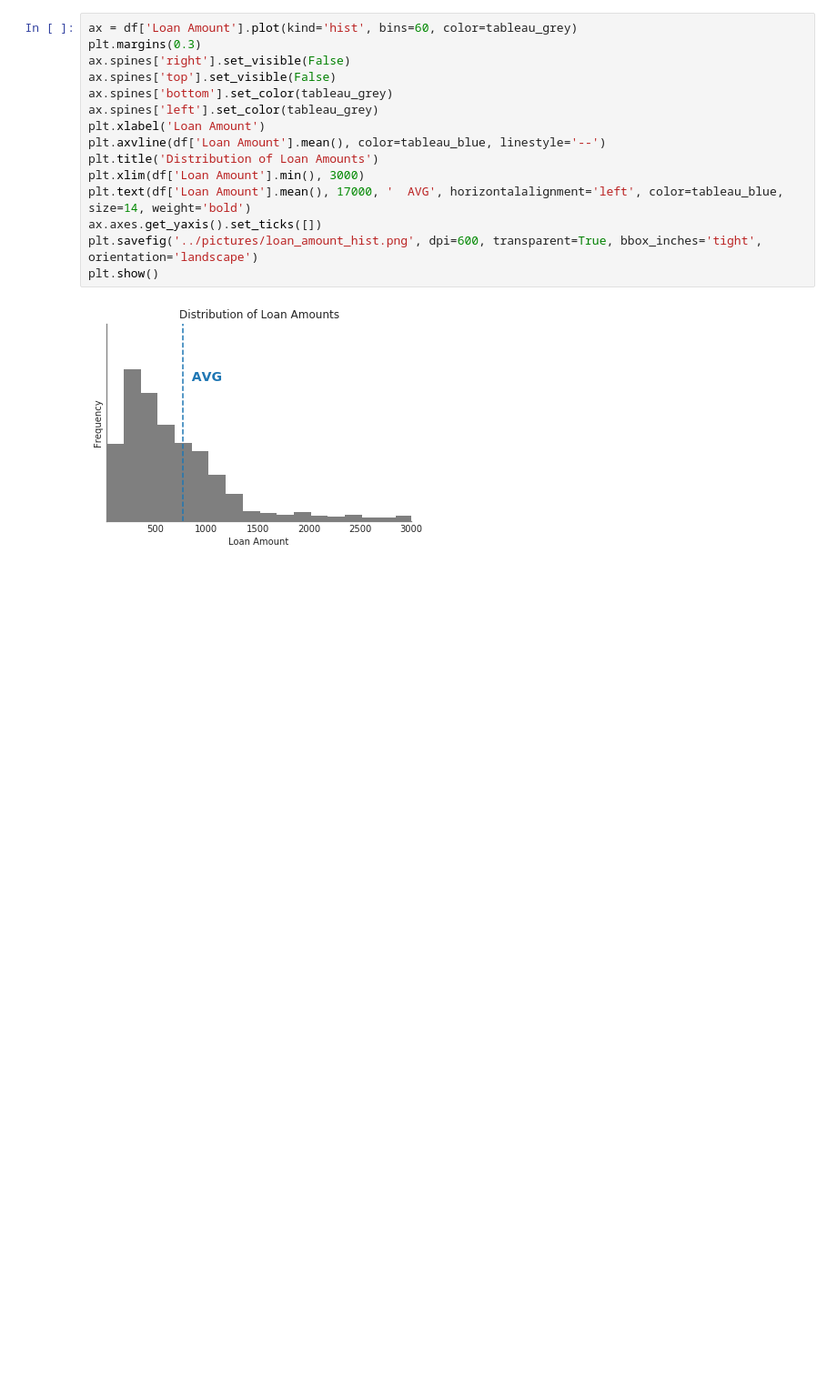
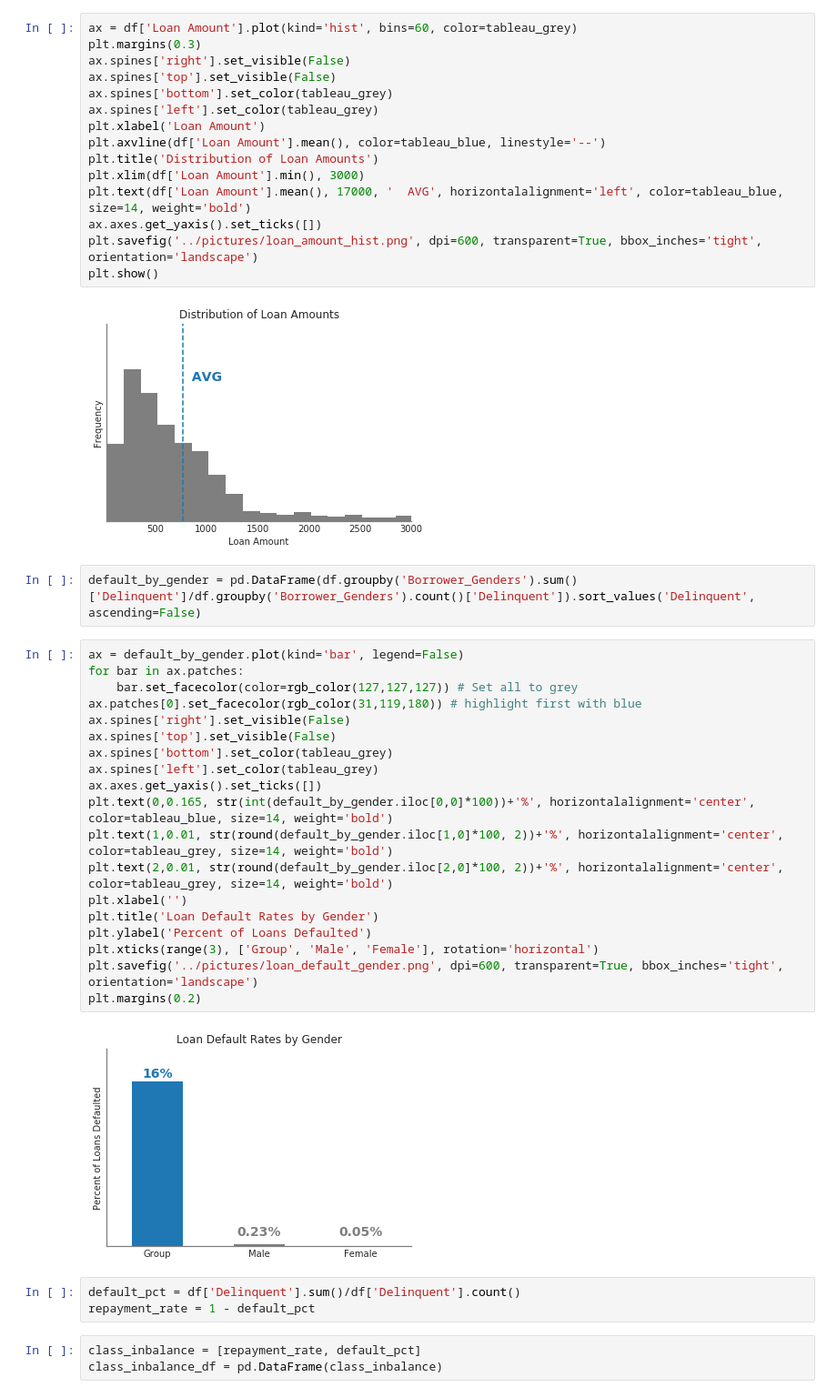
Before and after one commit to clcarver1130/dsi_capstone_project, a Jupyter notebook: notebooks/intial_eda.ipynb, the cells around one changed output. Shown: that part at 91% size. Cells and saved outputs as stored; diff of their text form; blank space fills up the shorter version.

```diff
--- a/notebooks/intial_eda.ipynb
+++ b/notebooks/intial_eda.ipynb
@@ -127,3 +127,32 @@ plt.savefig('../pictures/loan_amount_hist.png', dpi=600, transparent=True, bbox_
 plt.show()
 # %% [output]
 [figure]
+# %%
+default_by_gender = pd.DataFrame(df.groupby('Borrower_Genders').sum()['Delinquent']/df.groupby('Borrower_Genders').count()['Delinquent']).sort_values('Delinquent', ascending=False)
+# %%
+ax = default_by_gender.plot(kind='bar', legend=False)
+for bar in ax.patches:
+    bar.set_facecolor(color=rgb_color(127,127,127)) # Set all to grey
+ax.patches[0].set_facecolor(rgb_color(31,119,180)) # highlight first with blue
+ax.spines['right'].set_visible(False)
+ax.spines['top'].set_visible(False)
+ax.spines['bottom'].set_color(tableau_grey)
+ax.spines['left'].set_color(tableau_grey)
+ax.axes.get_yaxis().set_ticks([])
+plt.text(0,0.165, str(int(default_by_gender.iloc[0,0]*100))+'%', horizontalalignment='center', color=tableau_blue, size=14, weight='bold')
+plt.text(1,0.01, str(round(default_by_gender.iloc[1,0]*100, 2))+'%', horizontalalignment='center', color=tableau_grey, size=14, weight='bold')
+plt.text(2,0.01, str(round(default_by_gender.iloc[2,0]*100, 2))+'%', horizontalalignment='center', color=tableau_grey, size=14, weight='bold')
+plt.xlabel('')
+plt.title('Loan Default Rates by Gender')
+plt.ylabel('Percent of Loans Defaulted')
+plt.xticks(range(3), ['Group', 'Male', 'Female'], rotation='horizontal')
+plt.savefig('../pictures/loan_default_gender.png', dpi=600, transparent=True, bbox_inches='tight', orientation='landscape')
+plt.margins(0.2)
+# %% [output]
+[figure, added]
+# %%
+default_pct = df['Delinquent'].sum()/df['Delinquent'].count()
+repayment_rate = 1 - default_pct
+# %%
+class_inbalance = [repayment_rate, default_pct]
+class_inbalance_df = pd.DataFrame(class_inbalance)
```
Also changed, not shown: parts of 2 cells of this notebook, 2 other files.
